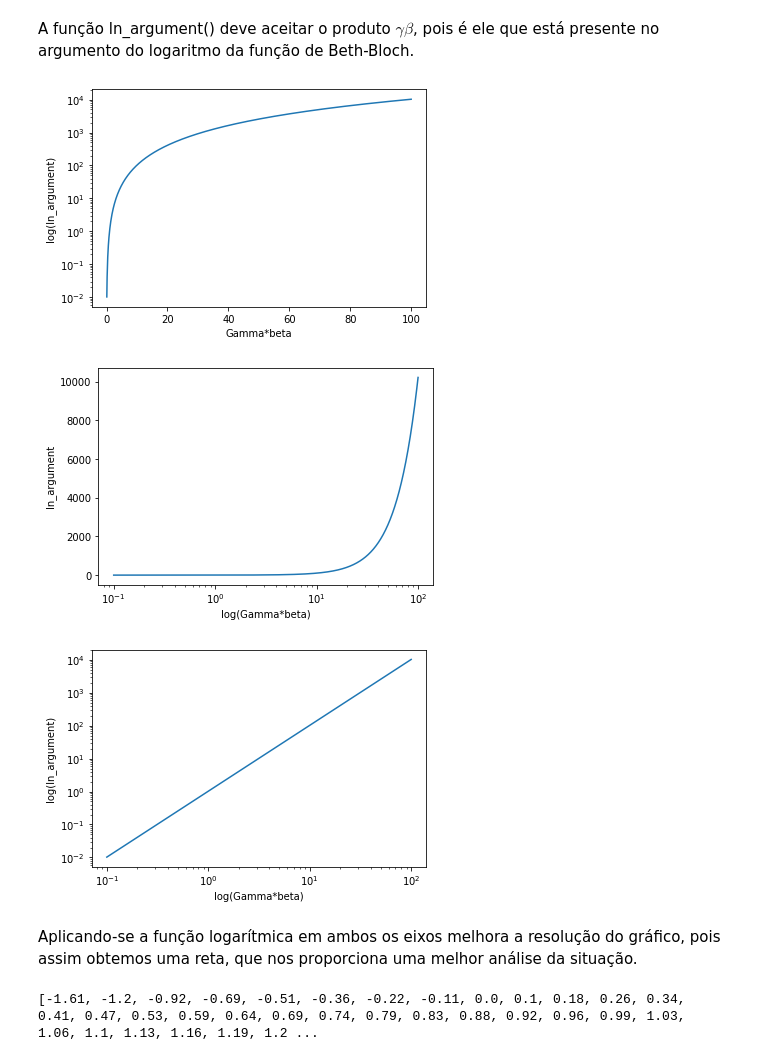
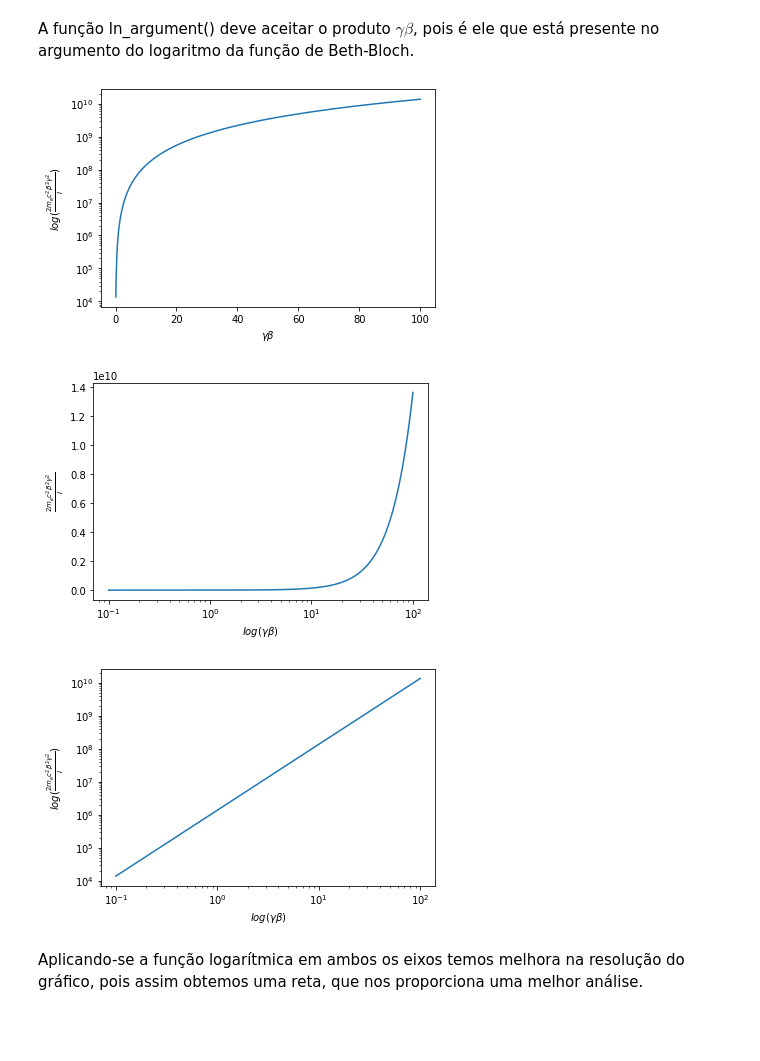
Before and after one commit to fernanda0402/Python, a Jupyter notebook: Projeto_1_FernandaA_Flavia_Victor.ipynb, the cells around one changed output. Cells and saved outputs as stored; diff of their text form; code cells hidden in the pictures; blank space fills up the shorter version.

```diff
--- a/Projeto_1_FernandaA_Flavia_Victor.ipynb
+++ b/Projeto_1_FernandaA_Flavia_Victor.ipynb
@@ -92,34 +97,38 @@ Text(0.5, 0, 'beta')
 Observamos que $\beta$ e $\gamma \beta$ são diretamente proporcionais, pois o segundo cresce junto do primeiro. O gráfico parece o de uma exponencial, com o crescimento começando lentamente e acentuando perto do valor de 0,8. Ou seja, em baixas velocidades ($\beta = 0,1$), o produto $\gamma \beta$ também possui baixos valores e, quanto mais próximo de 1 (ou seja, quanto mais próxima a partícula está da velocidade da luz $c$), mais rápido o produto $\gamma \beta$ cresce.
 # %%
 #5
-# Gráfico deve ser: ln_argument vs gamma*beta
-# Intervalo 0.1 até 100.
+#Gráfico deve ser: ln_argument vs gamma*beta
+#Intervalo 0.1 até 100
+
 N_intervals = 1000
 GammaBeta = np.linspace(0.1,100, N_intervals)
 ln_argument_list = []
 
 for element in GammaBeta:
-    value = 2*mcquad*(element)**2 # I igual a 1
+    value = 2*mcquad*(element)**2            #Considerando I igual a 1
     ln_argument_list.append(value)
 
-# Trace o argumento do log natural na equacao de Bethe-Block em uma função de Gamma*Beta.
+#Trace o argumento do log natural na equação de Bethe-Block em uma função de Gamma*Beta.
 plt.plot(GammaBeta,ln_argument_list)
-plt.xlabel("Gamma*beta")
-plt.ylabel("ln_argument")
+plt.xlabel(r"$\gamma\beta$")
+plt.ylabel(r"$\frac{2m_{e}c^2\beta^2\gamma^2}{I}$")
 plt.show()
 
-# Definindo ln_argument
-# Qual deve ser o argumento da função? Gamma, Beta ou Gamma*Beta
+#Definindo ln_argument
+#Qual deve ser o argumento da função? Gamma, Beta ou Gamma*Beta
 def ln_argument(gamma_beta):
     """
     Dado um valor de gamma_beta, produz um argumento do log natural da eq. de Bethe-Block
     """
-    return 2*m_ec2*(gamma_beta)**2/I
+    return 2*mcquad*(gamma_beta)**2/I
 
 lnArgumentList = [ln_argument(gamma_beta) for gamma_beta in GammaBeta]
 
 plt.plot(GammaBeta,lnArgumentList)
-plt.xlabel("Gamma*beta")
-plt.ylabel("ln_argument")
+plt.xlabel(r"$\gamma\beta$")
+plt.ylabel(r"$\frac{2m_{e}c^2\beta^2\gamma^2}{I}$")
 plt.show()
+
+#print(ln_argument_list)
+#print(lnArgumentList)
 # %% [output]
@@ -130,26 +139,28 @@ A função ln_argument() deve aceitar o produto $\gamma \beta$, pois é ele que
 # %%
 #6
 #semilog no eixo y
 plt.semilogy(GammaBeta,lnArgumentList)
-plt.xlabel("Gamma*beta")
-plt.ylabel("log(ln_argument)")
+plt.xlabel(r"$\gamma\beta$")
+plt.ylabel(r"$log(\frac{2m_{e}c^2\beta^2\gamma^2}{I})$")
 plt.show()
+
 #semilog no eixo x
 plt.semilogx(GammaBeta,lnArgumentList)
-plt.xlabel("log(Gamma*beta)")
-plt.ylabel("ln_argument")
+plt.xlabel(r"$log(\gamma\beta)$")
+plt.ylabel(r"$\frac{2m_{e}c^2\beta^2\gamma^2}{I}$")
 plt.show()
+
 #log dos dois
 plt.loglog(GammaBeta,lnArgumentList)
-plt.xlabel("log(Gamma*beta)")
-plt.ylabel("log(ln_argument)")
+plt.xlabel(r"$log(\gamma\beta$)")
+plt.ylabel(r"$log(\frac{2m_{e}c^2\beta^2\gamma^2}{I})$")
 plt.show()
 # %% [output]
-[figure, old version]
+[figure, new version]
-[figure, old version]
+[figure, new version]
-[figure, old version]
+[figure, new version]
 # %% [markdown]
-Aplicando-se a função logarítmica em ambos os eixos melhora a resolução do gráfico, pois assim obtemos uma reta, que nos proporciona uma melhor análise da situação.
+Aplicando-se a função logarítmica em ambos os eixos temos melhora na resolução do gráfico, pois assim obtemos uma reta, que nos proporciona uma melhor análise.
 # %%
 #7
 #Provavel que agora, seus valores não estão uniformemente espaçados no gráfico. Faça um vetor de valores
@@ -165,8 +176,6 @@ for element in loggammabeta:
     add = round(np.log(float(element) + 0.1), 2)
     log_gammabeta.append(add)
 
-print(log_gammabeta)
+#print(log_gammabeta)
 #print(loggammabeta)
-# %% [output]
-[-1.61, -1.2, -0.92, -0.69, -0.51, -0.36, -0.22, -0.11, 0.0, 0.1, 0.18, 0.26, 0.34, 0.41, 0.47, 0.53, 0.59, 0.64, 0.69, 0.74, 0.79, 0.83, 0.88, 0.92, 0.96, 0.99, 1.03, 1.06, 1.1, 1.13, 1.16, 1.19, 1.2 ...
 # %%
```
Also changed, not shown: parts of 13 cells of this notebook.
